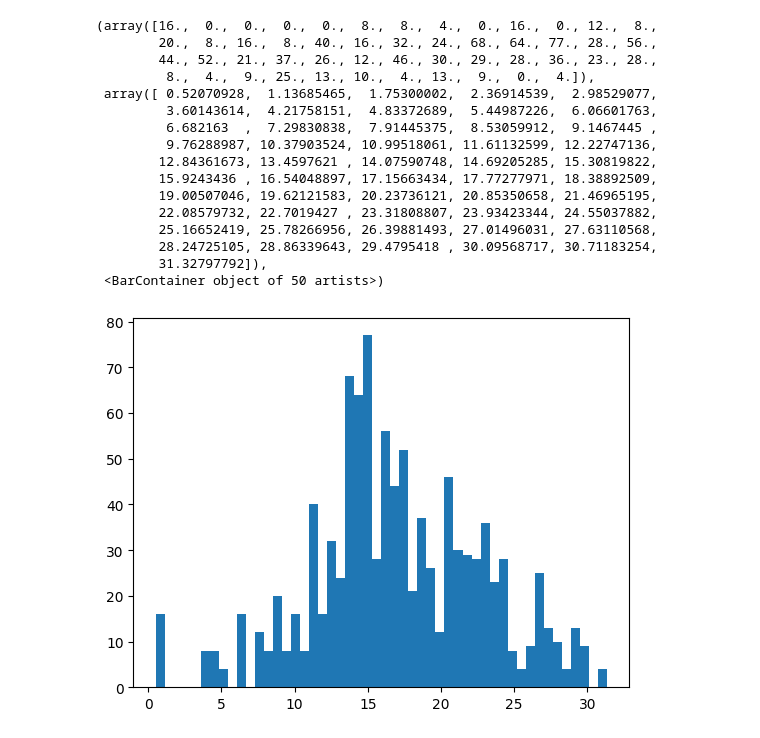
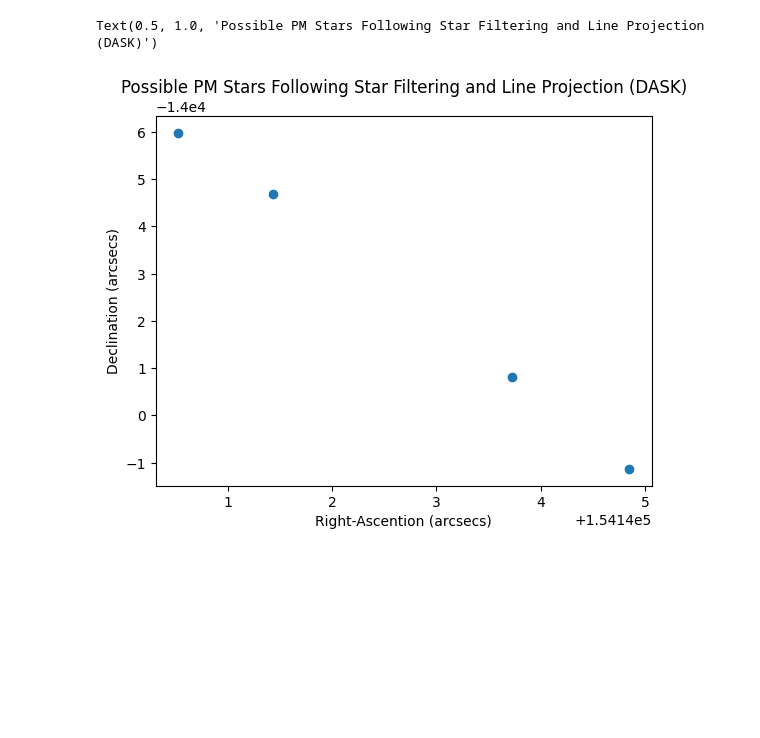
Before and after one commit to JoaoDPassos/brown-dwarf-search, a Jupyter notebook: xmatch_dask.ipynb, the cells around one changed output. Cells and saved outputs as stored; diff of their text form; code cells hidden in the pictures; blank space fills up the shorter version.

```diff
--- a/xmatch_dask.ipynb
+++ b/xmatch_dask.ipynb
@@ -121,0 +181,10 @@ def is_collinear(group, error, min_stars):
+# %%
+meta = make_meta(xmatch_large_groups[columns_to_keep])
+meta['is_collinear'] = 0.0
+meta['group_id'] = 0.0
+star_groups = xmatch_large_groups.groupby('_hipscat_index').apply(add_group_id, meta=meta, error=collinear_error, min_stars=min_stars)
+# %%
+with Client():
+    df_2 = star_groups.compute()
+
+df_2
@@ -121,0 +206,6 @@ def is_collinear(group, error, min_stars):
+# %%
+df_2.reset_index(drop=True,inplace=True)
+#for some reason this is not working
+df_2.drop_duplicates(inplace=True)
+
+df_2
@@ -121,0 +226,3 @@ def is_collinear(group, error, min_stars):
+# %%
+filtered_df_2 = df_2.query('is_collinear == True')
+filtered_df_2
@@ -121,0 +236,8 @@ def is_collinear(group, error, min_stars):
+# %%
+plt.scatter(filtered_df_2['RA_1'] * 3600, filtered_df_2['DEC_1'] * 3600)
+plt.xlabel('Right-Ascention (arcsecs)')
+plt.ylabel('Declination (arcsecs)')
+plt.title('Possible PM Stars Following Star Filtering and Line Projection (DASK)')
+# %% [output]
+Text(0.5, 1.0, 'Possible PM Stars Following Star Filtering and Line Projection (DASK)')
+[figure, added]
@@ -132,20 +287,0 @@ with Client():
-# %%
-plt.hist(df['_max_proj_error'], bins=50)
-# %% [output]
-(array([16.,  0.,  0.,  0.,  0.,  8.,  8.,  4.,  0., 16.,  0., 12.,  8.,
-        20.,  8., 16.,  8., 40., 16., 32., 24., 68., 64., 77., 28., 56.,
-        44., 52., 21., 37., 26., 12., 46., 30., 29., 28., 36., 23., 28.,
-         8.,  4.,  9., 25., 13., 10.,  4., 13.,  9.,  0.,  4.]),
- array([ 0.52070928,  1.13685465,  1.75300002,  2.36914539,  2.98529077,
-         3.60143614,  4.21758151,  4.83372689,  5.44987226,  6.06601763,
-         6.682163  ,  7.29830838,  7.91445375,  8.53059912,  9.1467445 ,
-         9.76288987, 10.37903524, 10.99518061, 11.61132599, 12.22747136,
-        12.84361673, 13.4597621 , 14.07590748, 14.69205285, 15.30819822,
-        15.9243436 , 16.54048897, 17.15663434, 17.77277971, 18.38892509,
-        19.00507046, 19.62121583, 20.23736121, 20.85350658, 21.46965195,
-        22.08579732, 22.7019427 , 23.31808807, 23.93423344, 24.55037882,
-        25.16652419, 25.78266956, 26.39881493, 27.01496031, 27.63110568,
-        28.24725105, 28.86339643, 29.4795418 , 30.09568717, 30.71183254,
-        31.32797792]),
- <BarContainer object of 50 artists>)
-[figure, removed]
```
Also changed, not shown: parts of 19 cells of this notebook.
